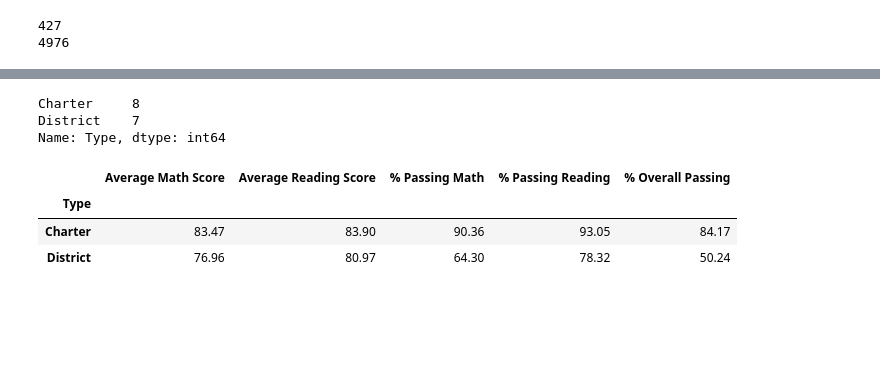
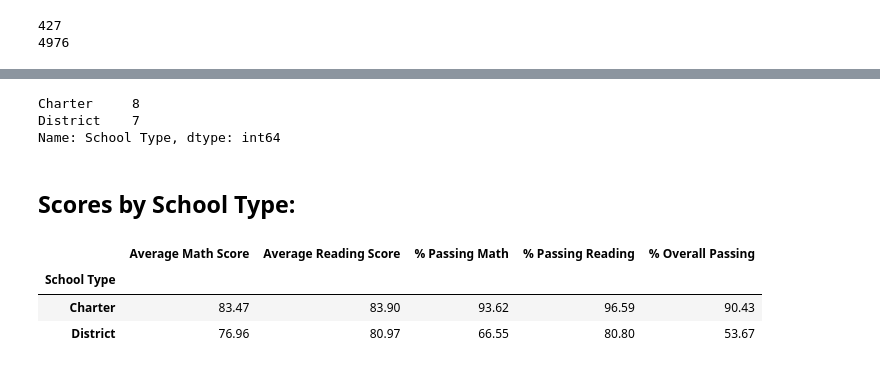
Before and after one commit to juliabrunett/pandas-challenge, a Jupyter notebook: PyCitySchools/PyCitySchools.ipynb, the cells around one changed output, grey strips where cells are left out. Cells and saved outputs as stored; diff of their text form; code cells hidden in the pictures; blank space fills up the shorter version.

```diff
--- a/PyCitySchools/PyCitySchools.ipynb
+++ b/PyCitySchools/PyCitySchools.ipynb
@@ -103,7 +103,7 @@ print(renamed_students_df["Reading Score"].max())
 # %%
 # District: PASSING MATH
 # Passing Score: 70?
-passed_math_df = renamed_students_df.loc[renamed_students_df["Math Score"] > 70, ["Student ID", "Student Name",
+passed_math_df = renamed_students_df.loc[renamed_students_df["Math Score"] >= 70, ["Student ID", "Student Name",
                                                                                   "Gender", "Grade", "School Name",
                                                                                   "Math Score", "Reading Score"]]
 passed_math_df.head(2)
@@ -121,7 +121,7 @@ print(stu_passed_math)
 # %%
 # District: PASSING READING
 # Passing Score: 70?
-passed_reading_df = renamed_students_df.loc[renamed_students_df["Reading Score"] > 70, ["Student ID", "Student Name",
+passed_reading_df = renamed_students_df.loc[renamed_students_df["Reading Score"] >= 70, ["Student ID", "Student Name",
                                                                                         "Gender", "Grade", "School Name",
                                                                                         "Reading Score", "Math Score"]]
 passed_reading_df.head(2)
@@ -139,7 +139,7 @@ print(stu_passed_reading)
 # %%
 # District: OVERALL PASSING
 # Passing Score: 70?
-passed_both_df = passed_math_df.loc[passed_math_df["Reading Score"] > 70, ["Student ID", "Student Name",
+passed_both_df = passed_math_df.loc[passed_math_df["Reading Score"] >= 70, ["Student ID", "Student Name",
                                                                            "Gender", "Grade", "School Name",
                                                                            "Reading Score", "Math Score"]]
 passed_both_df.head(2)
@@ -560,6 +560,7 @@ type_df = pd.merge(school_merged_df, renamed_schools_df, on="School Name")
 
 school_type_df = type_df[["Average Math Score", "Average Reading Score", "% Passing Math", "% Passing Reading",
                   "% Overall Passing", "Type"]]
-school_type_df
+school_type_df = school_type_df.rename(columns={"Type": "School Type"})
+school_type_df.head()
 # %% [output]
 |  | Average Math Score | Average Reading Score | % Passing Math | % Passing Reading | % Overall Passing | ... |
@@ -581,19 +572,21 @@ school_type_df
 # %%
 # Find breakdown of school types
-school_type_df["Type"].value_counts()
+school_type_df["School Type"].value_counts()
 # %% [output]
 Charter     8
 District    7
-Name: Type, dtype: int64
+Name: School Type, dtype: int64
+# %% [markdown]
+## Scores by School Type:
 # %%
 # OUTPUT: SCORES BY SCHOOL TYPE
-school_type_groupby = school_type_df.groupby(["Type"])
+school_type_groupby = school_type_df.groupby(["School Type"])
 round(school_type_groupby.mean().head(15), 2)
 # %% [output]
 |  | Average Math Score | Average Reading Score | % Passing Math | % Passing Reading | % Overall Passing |
-| Type |  |  |  |  |  |
-| Charter | 83.47 | 83.90 | 90.36 | 93.05 | 84.17 |
-| District | 76.96 | 80.97 | 64.30 | 78.32 | 50.24 |
+| School Type |  |  |  |  |  |
+| Charter | 83.47 | 83.90 | 93.62 | 96.59 | 90.43 |
+| District | 76.96 | 80.97 | 66.55 | 80.80 | 53.67 |
 # %%
 # Mapping for dollar notation
 #Df[column].map(<“${:,.2f}”>.format)
```
Also changed, not shown: parts of 28 cells of this notebook.
